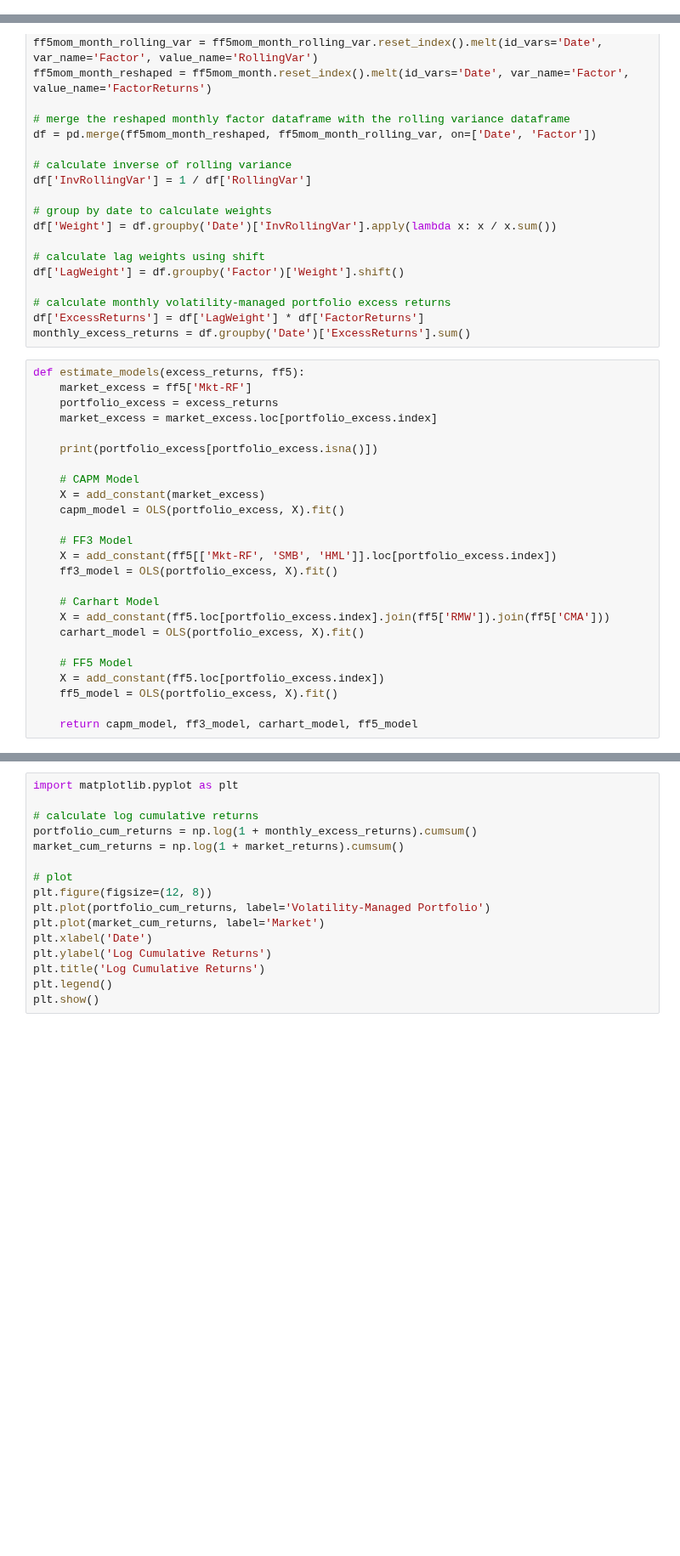
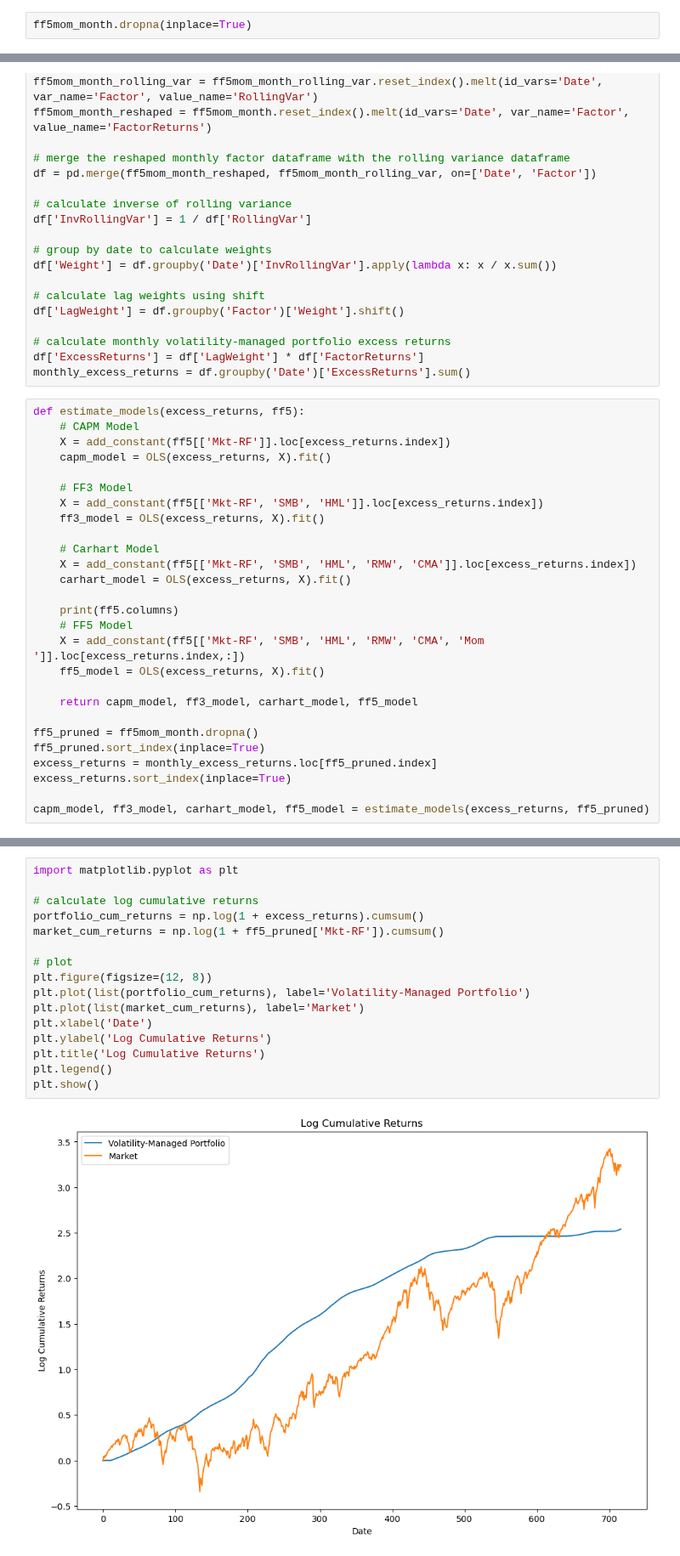
Before and after one commit to jonathoneco/bem114, a Jupyter notebook: Set4/q2.ipynb, the cells around one changed output, grey strips where cells are left out. Shown at 85% size. Cells and saved outputs as stored; diff of their text form; blank space fills up the shorter version.

```diff
--- a/Set4/q2.ipynb
+++ b/Set4/q2.ipynb
@@ -59,3 +27,5 @@ ff5mom_daily
+# %%
+ff5mom_month.dropna(inplace=True)
 # %%
 # calculate rolling variance
 rolling_window = 12 # You can adjust this value
@@ -82,26 +52,28 @@ df['ExcessReturns'] = df['LagWeight'] * df['FactorReturns']
 monthly_excess_returns = df.groupby('Date')['ExcessReturns'].sum()
 # %%
 def estimate_models(excess_returns, ff5):
-    market_excess = ff5['Mkt-RF']
-    portfolio_excess = excess_returns
-    market_excess = market_excess.loc[portfolio_excess.index]
-
-    print(portfolio_excess[portfolio_excess.isna()])
-
     # CAPM Model
-    X = add_constant(market_excess)
-    capm_model = OLS(portfolio_excess, X).fit()
+    X = add_constant(ff5[['Mkt-RF']].loc[excess_returns.index])
+    capm_model = OLS(excess_returns, X).fit()
 
     # FF3 Model
-    X = add_constant(ff5[['Mkt-RF', 'SMB', 'HML']].loc[portfolio_excess.index])
-    ff3_model = OLS(portfolio_excess, X).fit()
+    X = add_constant(ff5[['Mkt-RF', 'SMB', 'HML']].loc[excess_returns.index])
+    ff3_model = OLS(excess_returns, X).fit()
 
     # Carhart Model
-    X = add_constant(ff5.loc[portfolio_excess.index].join(ff5['RMW']).join(ff5['CMA']))
-    carhart_model = OLS(portfolio_excess, X).fit()
+    X = add_constant(ff5[['Mkt-RF', 'SMB', 'HML', 'RMW', 'CMA']].loc[excess_returns.index])
+    carhart_model = OLS(excess_returns, X).fit()
 
+    print(ff5.columns)
     # FF5 Model
-    X = add_constant(ff5.loc[portfolio_excess.index])
-    ff5_model = OLS(portfolio_excess, X).fit()
+    X = add_constant(ff5[['Mkt-RF', 'SMB', 'HML', 'RMW', 'CMA', 'Mom   ']].loc[excess_returns.index,:])
+    ff5_model = OLS(excess_returns, X).fit()
 
     return capm_model, ff3_model, carhart_model, ff5_model
+
+ff5_pruned = ff5mom_month.dropna()
+ff5_pruned.sort_index(inplace=True)
+excess_returns = monthly_excess_returns.loc[ff5_pruned.index]
+excess_returns.sort_index(inplace=True)
+
+capm_model, ff3_model, carhart_model, ff5_model = estimate_models(excess_returns, ff5_pruned)
@@ -112,16 +105,18 @@ KeyError: "None of [PeriodIndex(['1927-01', '1927-02', '1927-03', '1927-04', '19
 # %%
 import matplotlib.pyplot as plt
 
 # calculate log cumulative returns
-portfolio_cum_returns = np.log(1 + monthly_excess_returns).cumsum()
-market_cum_returns = np.log(1 + market_returns).cumsum()
+portfolio_cum_returns = np.log(1 + excess_returns).cumsum()
+market_cum_returns = np.log(1 + ff5_pruned['Mkt-RF']).cumsum()
 
 # plot
 plt.figure(figsize=(12, 8))
-plt.plot(portfolio_cum_returns, label='Volatility-Managed Portfolio')
-plt.plot(market_cum_returns, label='Market')
+plt.plot(list(portfolio_cum_returns), label='Volatility-Managed Portfolio')
+plt.plot(list(market_cum_returns), label='Market')
 plt.xlabel('Date')
 plt.ylabel('Log Cumulative Returns')
 plt.title('Log Cumulative Returns')
 plt.legend()
 plt.show()
+# %% [output]
+[figure, added]
```
Also changed, not shown: parts of 6 cells of this notebook.
